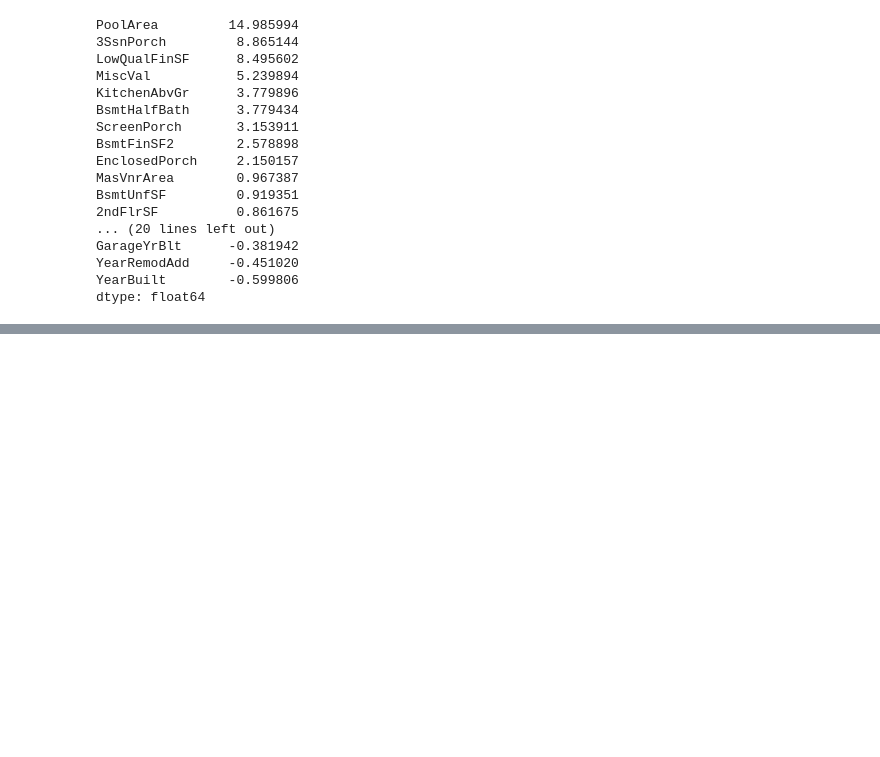
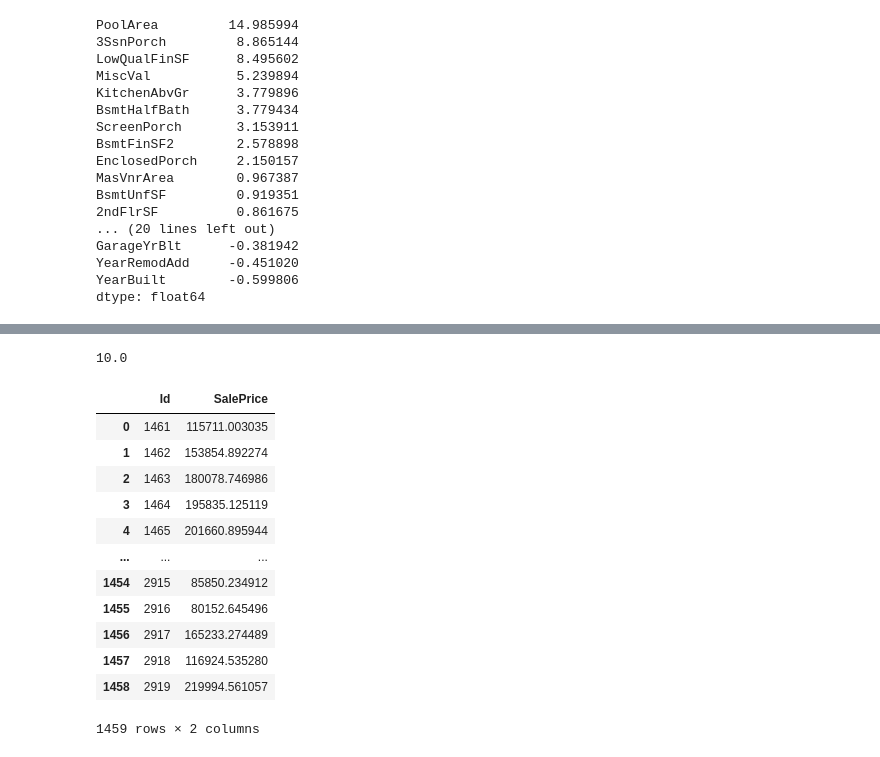
Before and after one commit to AcerPing/AceTibaMe, a Jupyter notebook: house_linear.ipynb, the cells around one changed output, grey strips where cells are left out. Drawn from its saved outputs; the diff is of its cells as text; code cells hidden in the pictures; blank space fills up the shorter version.

```diff
--- a/house_linear.ipynb
+++ b/house_linear.ipynb
@@ -233,0 +236,26 @@ Name: SalePrice, Length: 1460, dtype: float64
+# %%
+cv = RidgeCV(cv=10)
+cv.fit(x_train,y_train_log1p)
+print(cv.alpha_)
+model = Ridge(cv.alpha_)
+model.fit(x_train,y_train_log1p)
+pre = model.predict(x_predict)
+result = pd.DataFrame({"Id":test_df["Id"],
+        "SalePrice":np.expm1(pre)})
+result.to_csv("ridge.csv",encoding="utf-8",index=False)
+result
+# %% [output]
+10.0
+|  | Id | SalePrice |
+| 0 | 1461 | 115711.003035 |
+| 1 | 1462 | 153854.892274 |
+| 2 | 1463 | 180078.746986 |
+| 3 | 1464 | 195835.125119 |
+| 4 | 1465 | 201660.895944 |
+| ... | ... | ... |
+| 1454 | 2915 | 85850.234912 |
+| 1455 | 2916 | 80152.645496 |
+| 1456 | 2917 | 165233.274489 |
+| 1457 | 2918 | 116924.535280 |
+| 1458 | 2919 | 219994.561057 |
+1459 rows × 2 columns
```
Also changed, not shown: parts of 7 cells of this notebook.
